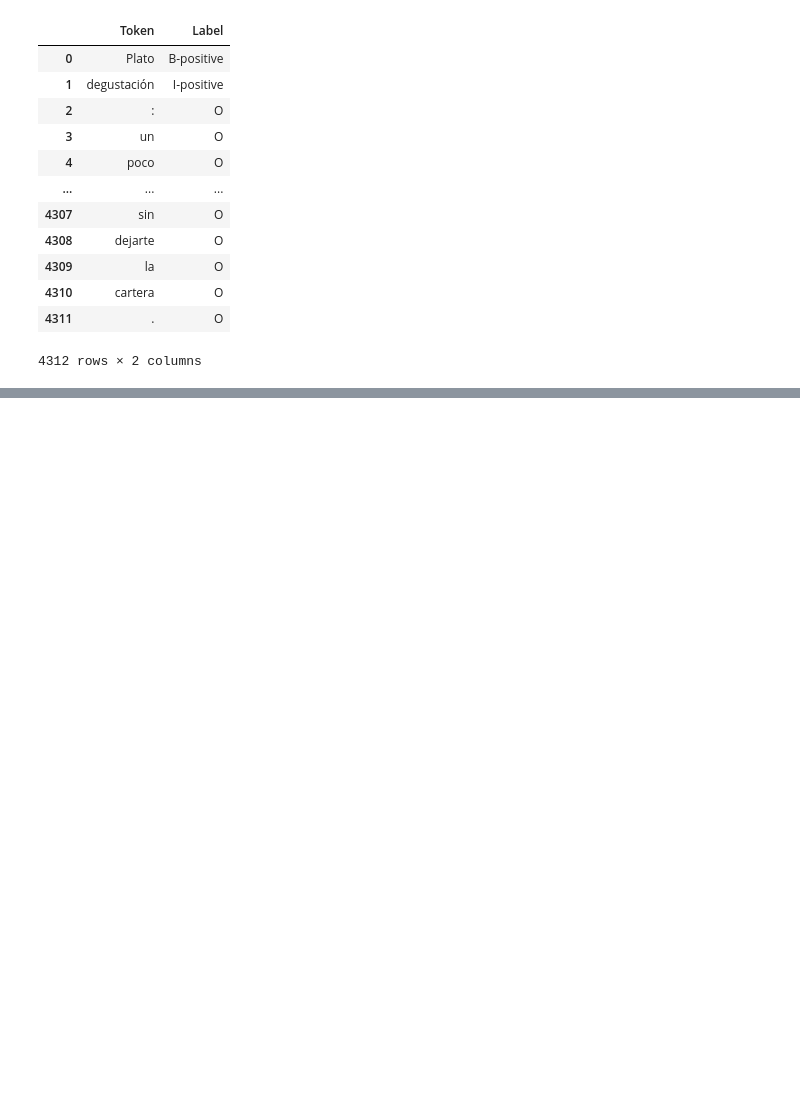
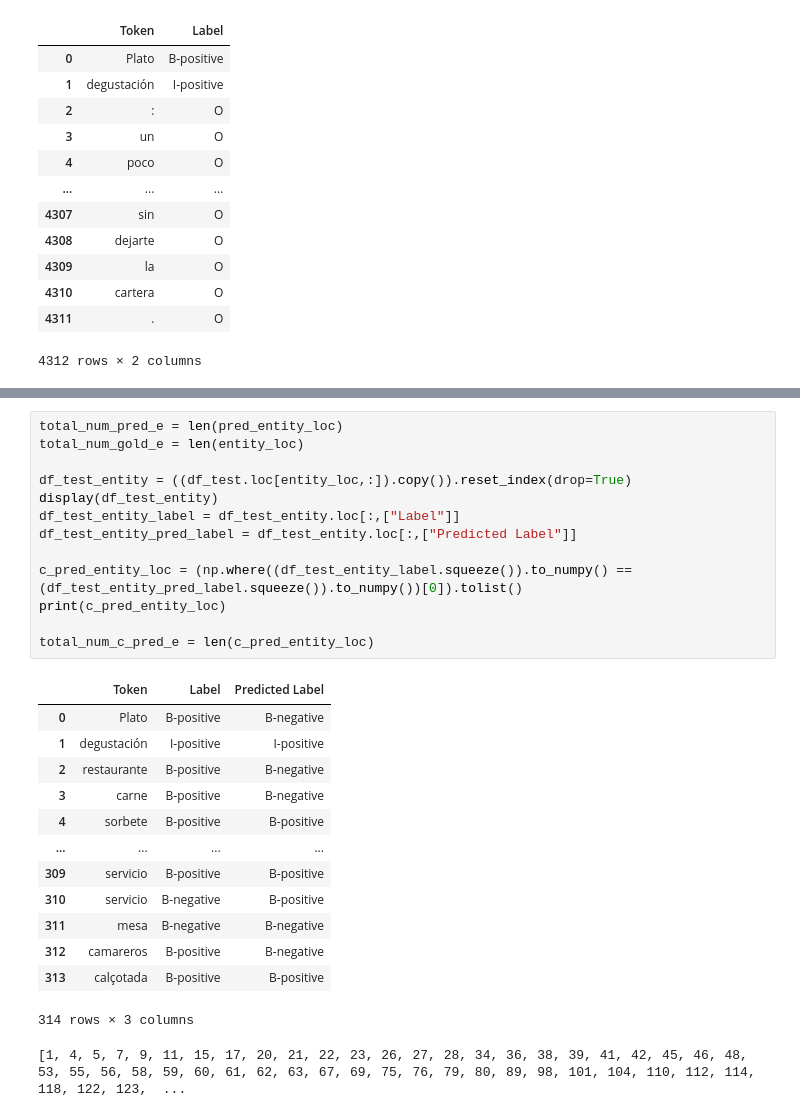
Before and after one commit to verneylmavt/hmm-text_analysis-py, a Jupyter notebook: ES/1.ipynb, the cells around one changed output, grey strips where cells are left out. Drawn from its saved outputs; the diff is of its cells as text; blank space fills up the shorter version.

```diff
--- a/ES/1.ipynb
+++ b/ES/1.ipynb
@@ -262,0 +282,28 @@ display(df_test)
+# %%
+total_num_pred_e = len(pred_entity_loc)
+total_num_gold_e = len(entity_loc)
+
+df_test_entity = ((df_test.loc[entity_loc,:]).copy()).reset_index(drop=True)
+display(df_test_entity)
+df_test_entity_label = df_test_entity.loc[:,["Label"]]
+df_test_entity_pred_label = df_test_entity.loc[:,["Predicted Label"]]
+
+c_pred_entity_loc = (np.where((df_test_entity_label.squeeze()).to_numpy() == (df_test_entity_pred_label.squeeze()).to_numpy())[0]).tolist()
+print(c_pred_entity_loc)
+
+total_num_c_pred_e = len(c_pred_entity_loc)
+# %% [output]
+|  | Token | Label | Predicted Label |
+| 0 | Plato | B-positive | B-negative |
+| 1 | degustación | I-positive | I-positive |
+| 2 | restaurante | B-positive | B-negative |
+| 3 | carne | B-positive | B-negative |
+| 4 | sorbete | B-positive | B-positive |
+| ... | ... | ... | ... |
+| 309 | servicio | B-positive | B-positive |
+| 310 | servicio | B-negative | B-positive |
+| 311 | mesa | B-negative | B-negative |
+| 312 | camareros | B-positive | B-negative |
+| 313 | calçotada | B-positive | B-positive |
+314 rows × 3 columns
+[1, 4, 5, 7, 9, 11, 15, 17, 20, 21, 22, 23, 26, 27, 28, 34, 36, 38, 39, 41, 42, 45, 46, 48, 53, 55, 56, 58, 59, 60, 61, 62, 63, 67, 69, 75, 76, 79, 80, 89, 98, 101, 104, 110, 112, 114, 118, 122, 123,  ...
```
Also changed, not shown: parts of 24 cells of this notebook.
